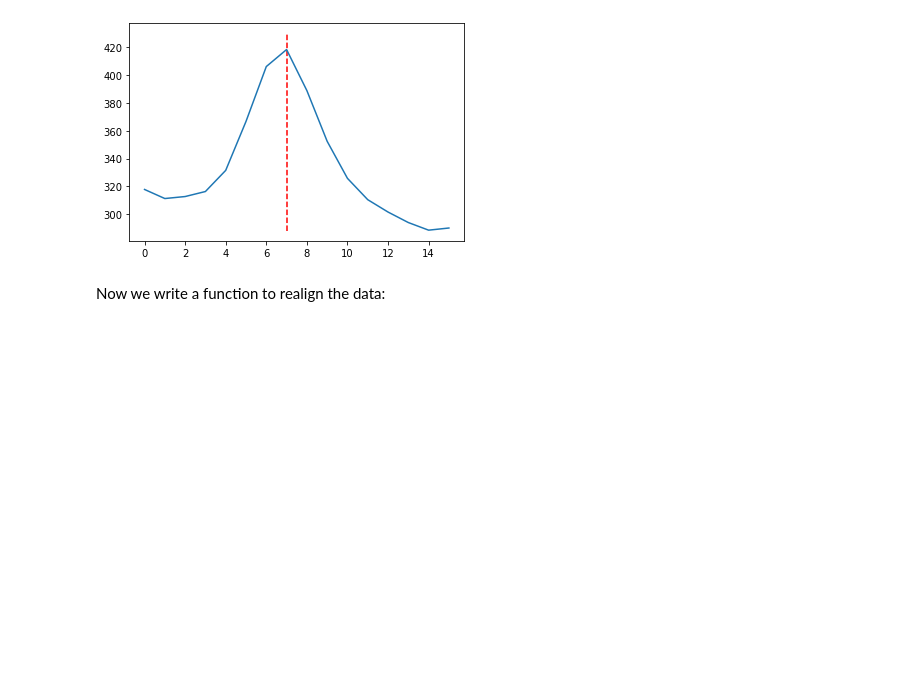
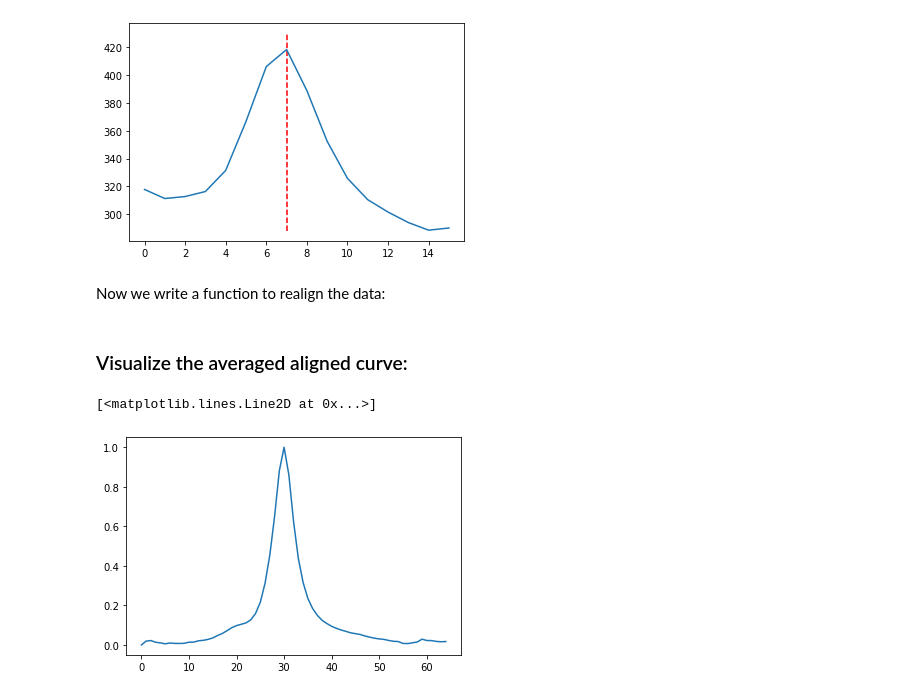
Before and after one commit to axiezai/degranulation_MTP_fluorescence_average_line_scan_2021, a Jupyter notebook: average_signals.ipynb, the cells around one changed output. Cells and saved outputs as stored; diff of their text form; code cells hidden in the pictures; blank space fills up the shorter version.

```diff
--- a/average_signals.ipynb
+++ b/average_signals.ipynb
@@ -95,0 +134,22 @@ def realign_data(in_data):
+# %% [markdown]
+### Visualize the averaged aligned curve:
+# %%
+from sklearn.preprocessing import minmax_scale
+
+cyan_aligned, shifts = realign_data(df_cyan)
+yellow_aligned = shift_data(df_yellow, shifts)
+magenta_aligned = shift_data(df_magenta, shifts)
+
+ave_cyan = np.zeros(cyan_aligned.shape[0])
+ave_yellow = np.zeros(yellow_aligned.shape[0])
+ave_magenta = np.zeros(magenta_aligned.shape[0])
+
+for index, row in cyan_aligned.iterrows():
+    #vec = cyan_aligned.loc[index,:].values
+    val = row[row != 0]
+    ave_cyan[index] = np.mean(val)
+
+plt.plot(minmax_scale(ave_cyan))
+# %% [output]
+[<matplotlib.lines.Line2D at 0x...>]
+[figure, added]
```
Also changed, not shown: parts of 7 cells of this notebook.
